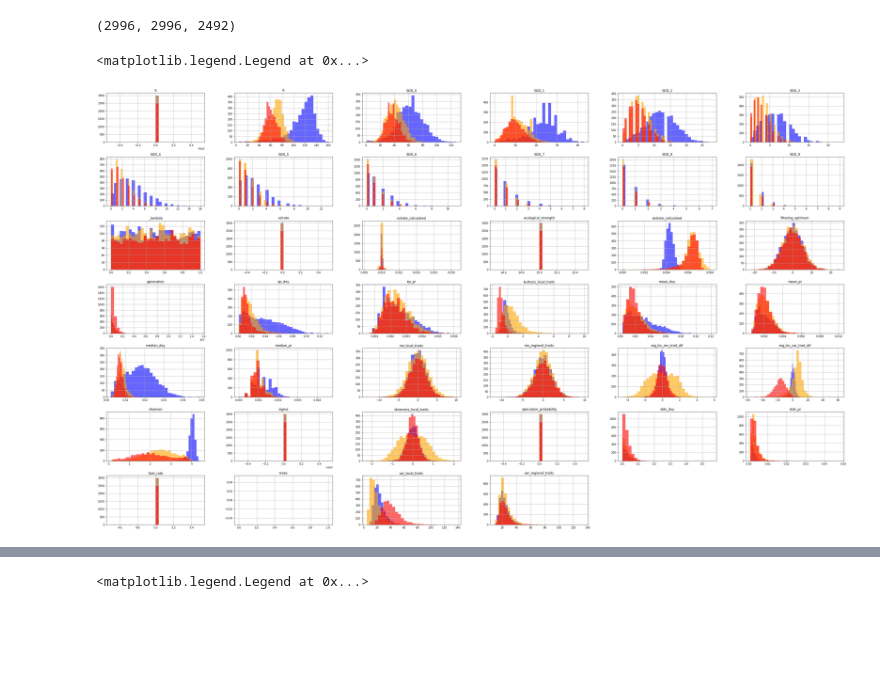
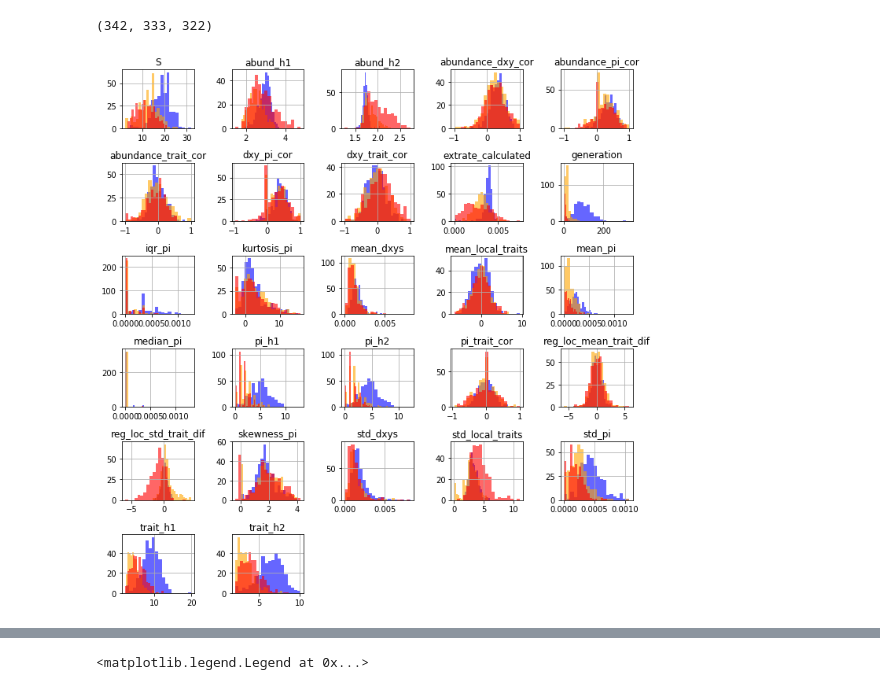
Before and after one commit to messDiv/MESS, a Jupyter notebook: jupyter-notebooks/plotting/NeutralFiltComp-MultiPanel.ipynb, the cells around one changed output, grey strips where cells are left out. Saved outputs shown, nothing was run; the diff lists cells and outputs as text; code cells hidden in the pictures; blank space fills up the shorter version.

```diff
--- a/jupyter-notebooks/plotting/NeutralFiltComp-MultiPanel.ipynb
+++ b/jupyter-notebooks/plotting/NeutralFiltComp-MultiPanel.ipynb
@@ -63,19 +52,25 @@ Mean/std local trait comp 0.0453022877963 2.26191945401
 # %%
 lfilt = 0.75
+bins = 20
 dfs = {"neutral":neut_df, "filtering":filt_df, "competition":comp_df}
+print(len(neut_df), len(filt_df), len(comp_df))
+#for model, df in dfs.items():
+#    dfs[model] = df[df["_lambda"]  >= lfilt]
+#    tmp_df = df["abund_h1"].apply(np.exp)/df["S"]
+#    dfs[model] = dfs[model].assign(shannon=tmp_df)
+#    print(len(dfs[model]))
 
-for model, df in dfs.items():
-    dfs[model] = df[df["_lambda"] > lfilt]
-    tmp_df = df["shannon"].apply(np.exp)/df["R"]
-    dfs[model] = dfs[model].assign(shannon=tmp_df)
+stats = ["generation", "S", "abund_h1", "abund_h2", "extrate_calculated", "pi_h1", "pi_h2",\
+        "mean_pi", "std_pi", "skewness_pi", "kurtosis_pi", "median_pi", "iqr_pi", "mean_dxys", "std_dxys",\
+        "trait_h1", "trait_h2", "mean_local_traits", "std_local_traits", "reg_loc_mean_trait_dif",\
+         "reg_loc_std_trait_dif", "abundance_dxy_cor", "abundance_pi_cor", "abundance_trait_cor", \
+         "dxy_pi_cor", "dxy_trait_cor", "pi_trait_cor"]
+axs = dfs["neutral"][stats].hist(figsize=(10, 10), label="neutral", alpha=0.6, color='blue', bins=bins)
 
-print(len(neut_df), len(filt_df), len(comp_df))
-axs = neut_df.hist(figsize=(50, 30), label="neutral", alpha=0.6, color='blue', bins=30)
-ax = [val for sublist in axs for val in sublist]
-_ = filt_df.hist(ax = ax[:40], label="filtering", color='orange', alpha=0.6, bins=30)
-_ = comp_df.hist(ax = ax[:40], label="competition", color='red', alpha=0.6, bins=30)
-plt.legend()
+axs = axs.flatten()
+_ = dfs["filtering"][stats].hist(ax = axs[:len(stats)], label="filtering", color='orange', alpha=0.6, bins=bins)
+_ = dfs["competition"][stats].hist(ax = axs[:len(stats)], label="competition", color='red', alpha=0.6, bins=bins)
+plt.tight_layout()
 # %% [output]
-(2996, 2996, 2492)
+(342, 333, 322)
-<matplotlib.legend.Legend at 0x...>
-[figure, old version]
+[figure, new version]
```
Also changed, not shown: parts of 17 cells of this notebook, 6 other files.
